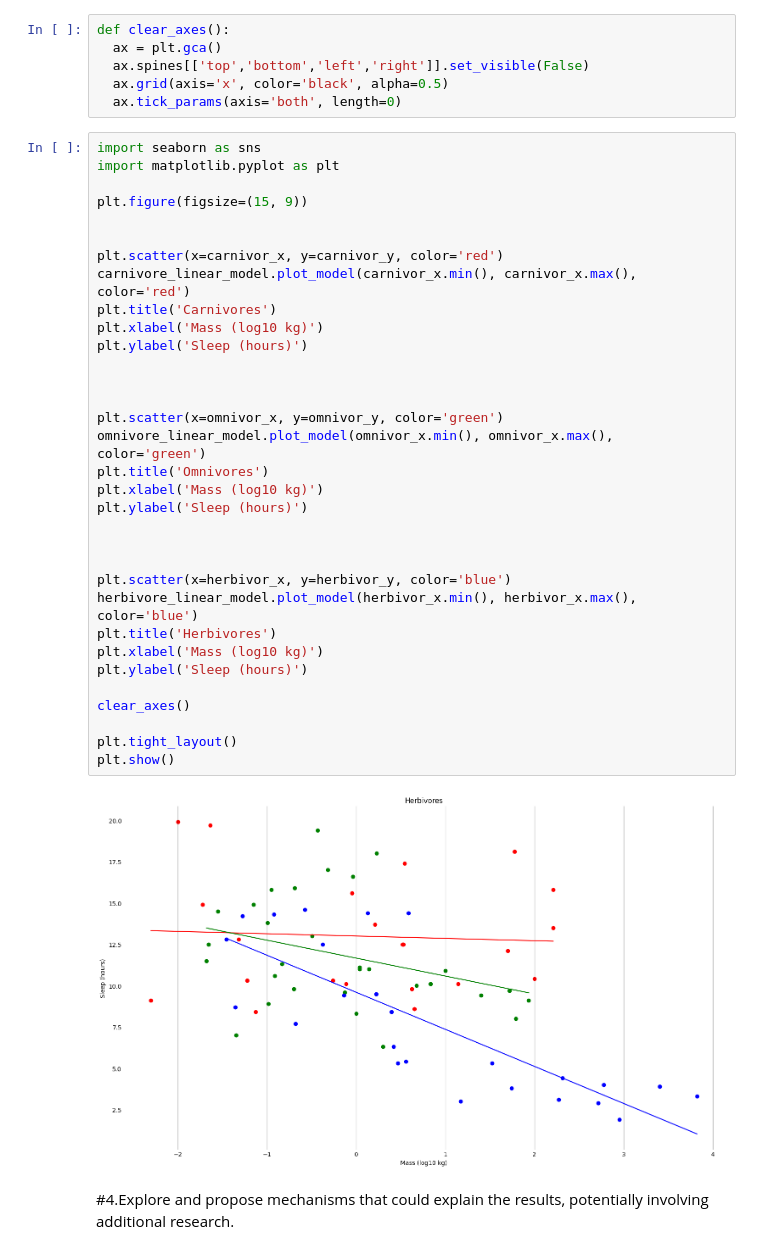
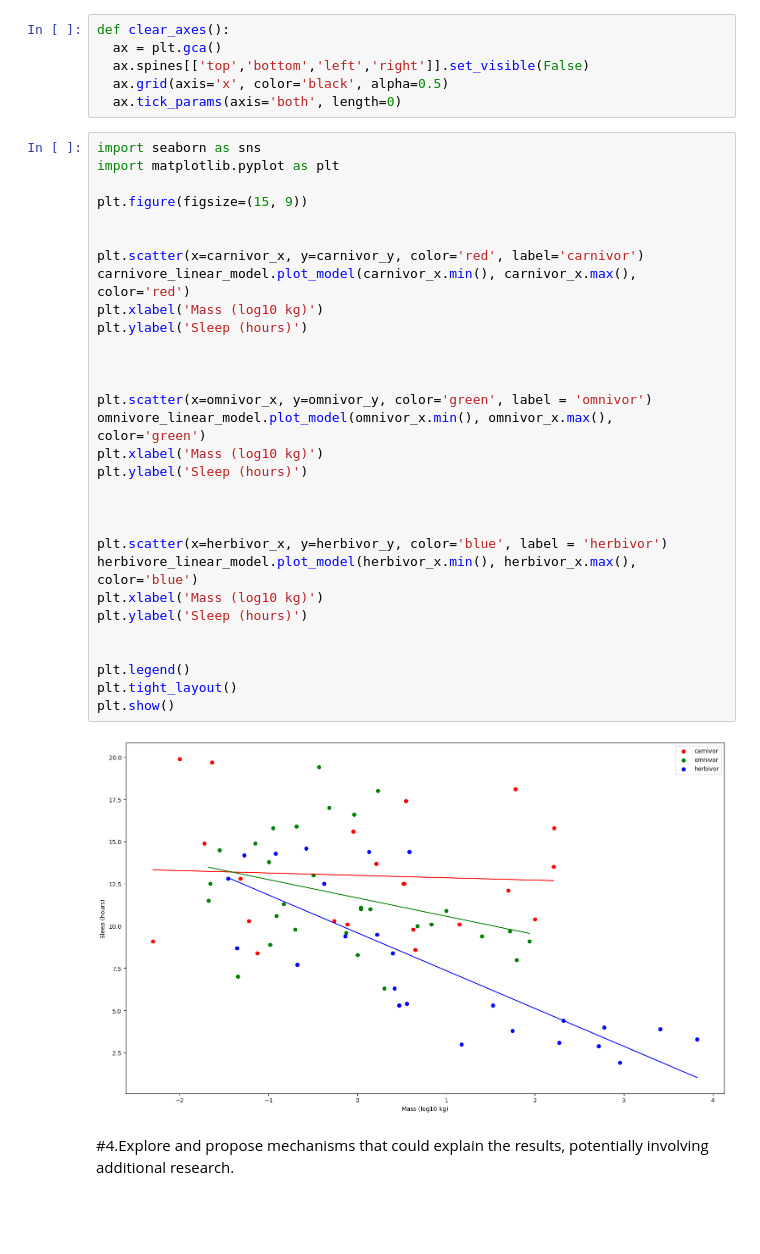
Before and after one commit to Aditi-dev07/Cisco_DataScience_Projects, a Jupyter notebook: Data Modeling/Animal sleep/animal-sleep.ipynb, the cells around one changed output. Drawn from its saved outputs; the diff is of its cells as text; blank space fills up the shorter version.

```diff
--- a/Data Modeling/Animal sleep/animal-sleep.ipynb
+++ b/Data Modeling/Animal sleep/animal-sleep.ipynb
@@ -156,38 +156,35 @@ def clear_axes():
 # %%
 import seaborn as sns
 import matplotlib.pyplot as plt
 
 plt.figure(figsize=(15, 9))
 
 
-plt.scatter(x=carnivor_x, y=carnivor_y, color='red')
+plt.scatter(x=carnivor_x, y=carnivor_y, color='red', label='carnivor')
 carnivore_linear_model.plot_model(carnivor_x.min(), carnivor_x.max(), color='red')
-plt.title('Carnivores')
 plt.xlabel('Mass (log10 kg)')
 plt.ylabel('Sleep (hours)')
 
 
 
-plt.scatter(x=omnivor_x, y=omnivor_y, color='green')
+plt.scatter(x=omnivor_x, y=omnivor_y, color='green', label = 'omnivor')
 omnivore_linear_model.plot_model(omnivor_x.min(), omnivor_x.max(), color='green')
-plt.title('Omnivores')
 plt.xlabel('Mass (log10 kg)')
 plt.ylabel('Sleep (hours)')
 
 
 
-plt.scatter(x=herbivor_x, y=herbivor_y, color='blue')
+plt.scatter(x=herbivor_x, y=herbivor_y, color='blue', label = 'herbivor')
 herbivore_linear_model.plot_model(herbivor_x.min(), herbivor_x.max(), color='blue')
-plt.title('Herbivores')
 plt.xlabel('Mass (log10 kg)')
 plt.ylabel('Sleep (hours)')
 
-clear_axes()
 
+plt.legend()
 plt.tight_layout()
 plt.show()
 # %% [output]
-[figure, old version]
+[figure, new version]
 # %% [markdown]
 #4.Explore and propose mechanisms that could explain the results, potentially involving additional research.
 # %% [markdown]
```
